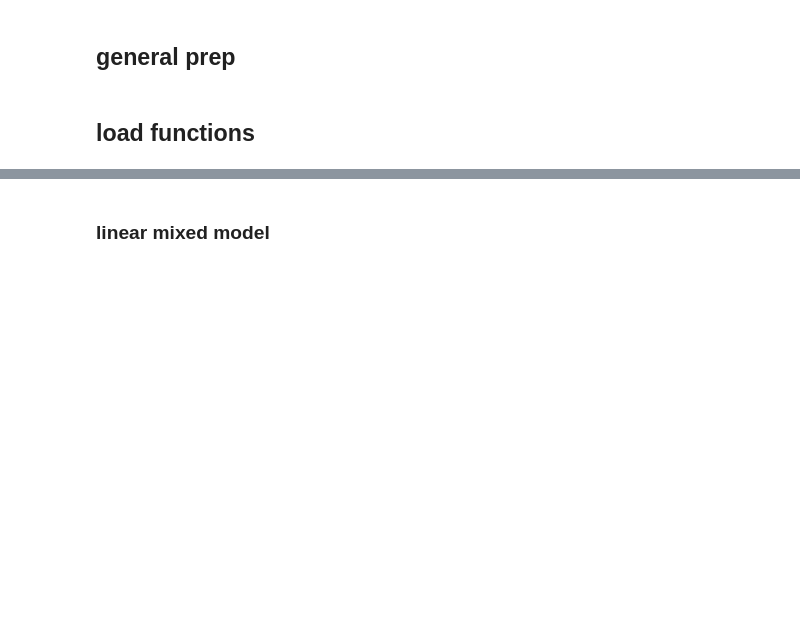
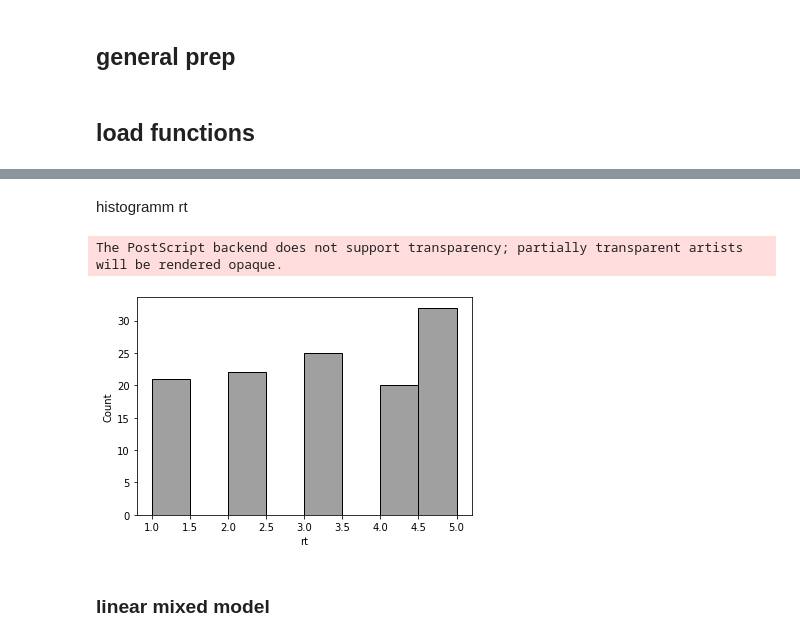
Before and after one commit to lukasgehrke/2021-fastReach, a Jupyter notebook: analyses/Leonie_tests/analysis_LT.ipynb, the cells around one changed output, grey strips where cells are left out. Cells and saved outputs as stored; diff of their text form; code cells hidden in the pictures; blank space fills up the shorter version.

```diff
--- a/analyses/Leonie_tests/analysis_LT.ipynb
+++ b/analyses/Leonie_tests/analysis_LT.ipynb
@@ -283,3 +328,13 @@ plot_3_cats_hue(data, x, y, hue, ylabel, xlabel,cats,palette,data_means,hue2)
 The PostScript backend does not support transparency; partially transparent artists will be rendered opaque.
+# %% [markdown]
+histogramm rt
+# %%
+hist = sns.histplot(behavior, x = 'rt',color= 'grey')
+
+hist.figure.savefig(d+'results/hist_rt.png', format='png', transparent=False, bbox_inches='tight', dpi=300)
+hist.figure.savefig(d+'results/hist_rt.eps', format='eps', transparent=True, bbox_inches='tight', dpi=300)
+# %% [output]
+The PostScript backend does not support transparency; partially transparent artists will be rendered opaque.
+[figure, added]
 # %% [markdown]
 ### linear mixed model
```
Also changed, not shown: parts of 42 cells of this notebook, 14 other files.
